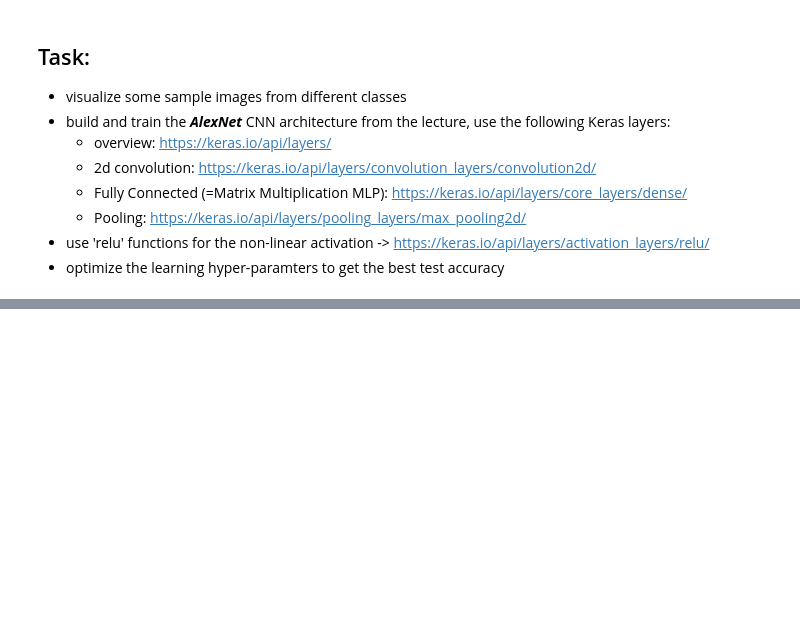
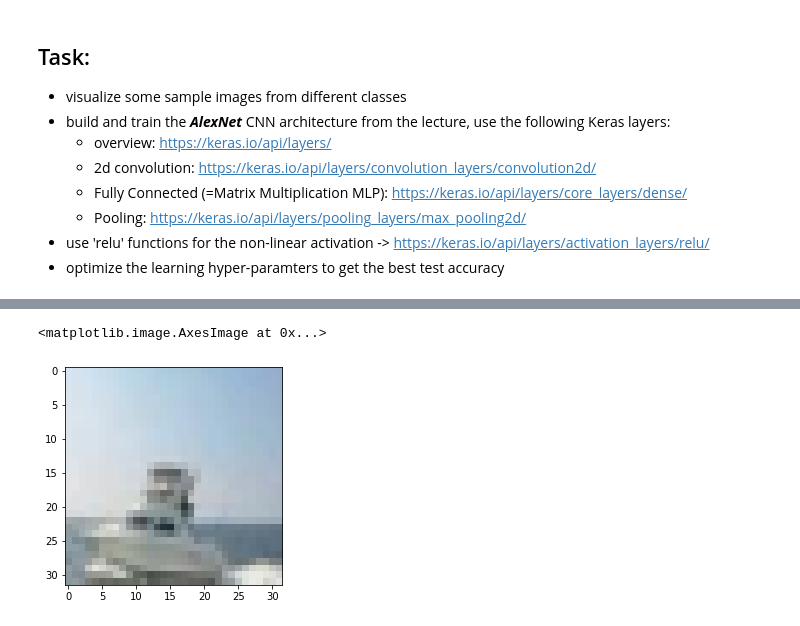
Before and after one commit to abechere/DataScience21, a Jupyter notebook: Block_7/Assignments/7_CNNs.ipynb, the cells around one changed output, grey strips where cells are left out. Cells and saved outputs as stored; diff of their text form; code cells hidden in the pictures; blank space fills up the shorter version.

```diff
--- a/Block_7/Assignments/7_CNNs.ipynb
+++ b/Block_7/Assignments/7_CNNs.ipynb
@@ -43,0 +58,5 @@ y_test = keras.utils.to_categorical(y_test, num_classes)
+# %%
+plt.imshow(np.reshape(x_train[100,:],(32,32,3)))
+# %% [output]
+<matplotlib.image.AxesImage at 0x...>
+[figure, added]
```
Also changed, not shown: parts of 27 cells of this notebook, 1 other file.
